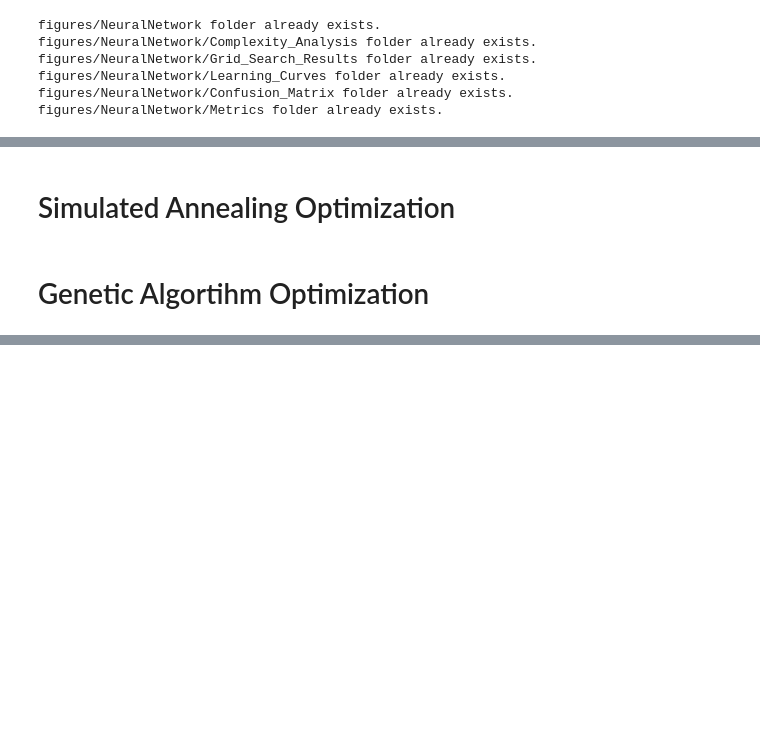
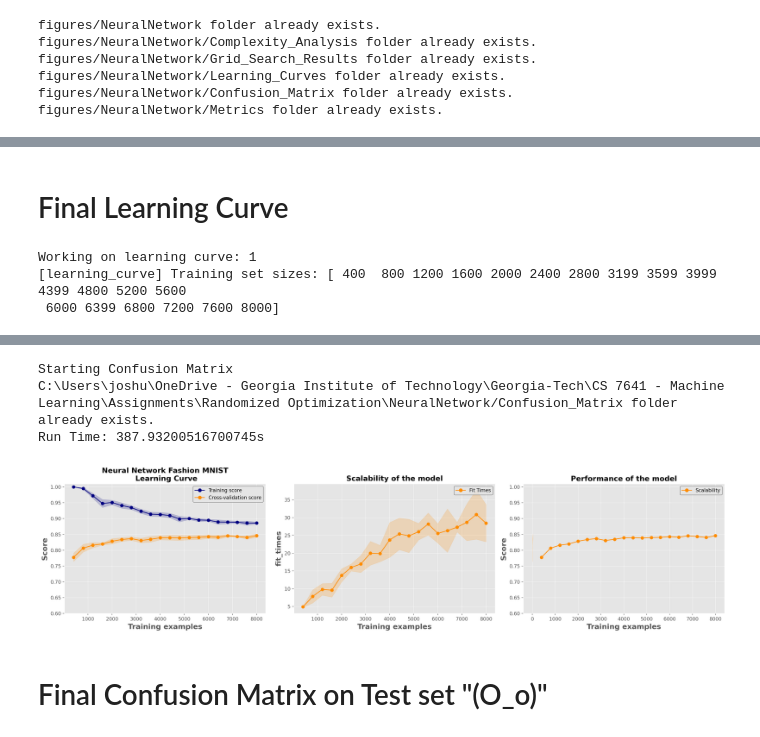
Before and after one commit to repository101/Georgia-Tech, a Jupyter notebook: CS 7641 - Machine Learning/Assignments/Randomized Optimization/NeuralNetwork.ipynb, the cells around one changed output, grey strips where cells are left out. Cells and saved outputs as stored; diff of their text form; code cells hidden in the pictures; blank space fills up the shorter version.

```diff
--- a/CS 7641 - Machine Learning/Assignments/Randomized Optimization/NeuralNetwork.ipynb
+++ b/CS 7641 - Machine Learning/Assignments/Randomized Optimization/NeuralNetwork.ipynb
@@ -196,4 +73,0 @@ ax.plot(np.arange(0,1000),nn_model_random_hill.fitness_curve)
-# %% [markdown]
-# Simulated Annealing Optimization
-# %% [markdown]
-# Genetic Algortihm Optimization
@@ -199,0 +78,62 @@ ax.plot(np.arange(0,1000),nn_model_random_hill.fitness_curve)
+# %%
+# Hidden Layer Sizes (100), suggests there is an input layer connected to a hidden layer with 100 nodes. (100,100) suggests
+#    that there is an input layer connected to a hidden layer with 100 nodes, which is then connected to another hidden
+#    layer with 100 nodes
+
+# Solver ~ 'adam': stochastic gradient based optimizer (works well on larger datasets)
+#          'lbfgs': works well on smaller datasets
+#          'sgd': stochastic gradient descent
+
+# Warmstart allows to train multiple times on same dataset using results from previous training session
+
+
+if TESTING:
+    val = 600
+    pred_val = 600
+    train_sizes = np.linspace(0.05, 1.0, 5)
+else:
+    val = 10000
+    pred_val = 10000
+    train_sizes = np.linspace(0.05, 1.0, 20)
+# %% [markdown]
+# Final Learning Curve
+# %%
+
+start_time = time.time()
+results = []
+for i in range(1,2,1):
+    print(f"Working on learning curve: {i}")
+    res = {"plt": None,
+           "nn_results": None,
+           "cv_results": None}
+    if i == 0:
+        temp_train_X = train_X.iloc[:val, :]
+        temp_train_y = train_y.iloc[:val]
+        title = f"{model_name} MNIST\n Learning Curve"
+        f_name = f"{model_name}_MNIST"
+        optimized_nn = MLPClassifier(hidden_layer_sizes=(20, ) , solver='adam', max_iter=400, alpha=1.0)
+    else:
+        temp_train_X = fashion_train_X.iloc[:val, :]
+        temp_train_y = fashion_train_y.iloc[:val]
+        title = f"{model_name} Fashion MNIST\n Learning Curve"
+        f_name = f"{model_name}_Fashion_MNIST"
+        optimized_nn = MLPClassifier(hidden_layer_sizes=(40, ) , solver='adam', max_iter=400, alpha=1.0)
+
+    res['nn_results'], res['cv_results'] = utl.plot_learning_curve(estimator=optimized_nn, title=title,test_X=fashion_test_X,
+                                                                   test_y=fashion_test_y,
+                                                                   train_X=temp_train_X, train_y=temp_train_y, cv=cv,
+                                                                   f_name=f_name, train_sizes=train_sizes,
+                                                                   folder='NeuralNetwork',
+                                                                   save_individual=True, TESTING=True, backend='loky',
+                                                                   n_jobs=n_jobs,
+                                                                   extra_name="Final_Learning_Curve", confusion=True,
+                                                                   confusion_name="Fashion MNIST")
+    results.append(res)
+
+end_time = time.time()
+elapsed_time = end_time - start_time
+print(f"Run Time: {elapsed_time}s")
+# %% [output]
+Working on learning curve: 1
+[learning_curve] Training set sizes: [ 400  800 1200 1600 2000 2400 2800 3199 3599 3999 4399 4800 5200 5600
+ 6000 6399 6800 7200 7600 8000]
@@ -199,0 +151,6 @@ ax.plot(np.arange(0,1000),nn_model_random_hill.fitness_curve)
+Starting Confusion Matrix
+C:\Users\joshu\OneDrive - Georgia Institute of Technology\Georgia-Tech\CS 7641 - Machine Learning\Assignments\Randomized Optimization\NeuralNetwork/Confusion_Matrix folder already exists.
+Run Time: 387.93200516700745s
+[figure, added]
+# %% [markdown]
+# Final Confusion Matrix on Test set "(O_o)"
```
Also changed, not shown: parts of 29 cells of this notebook, 17 other files.
